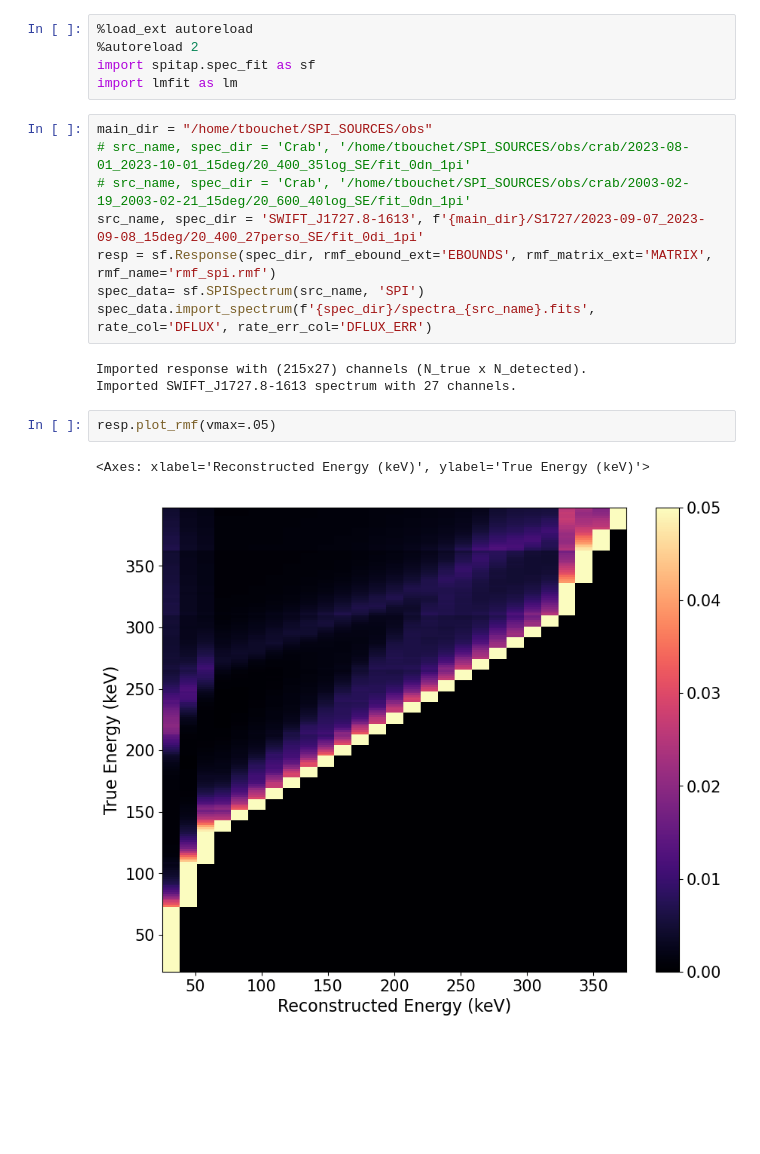
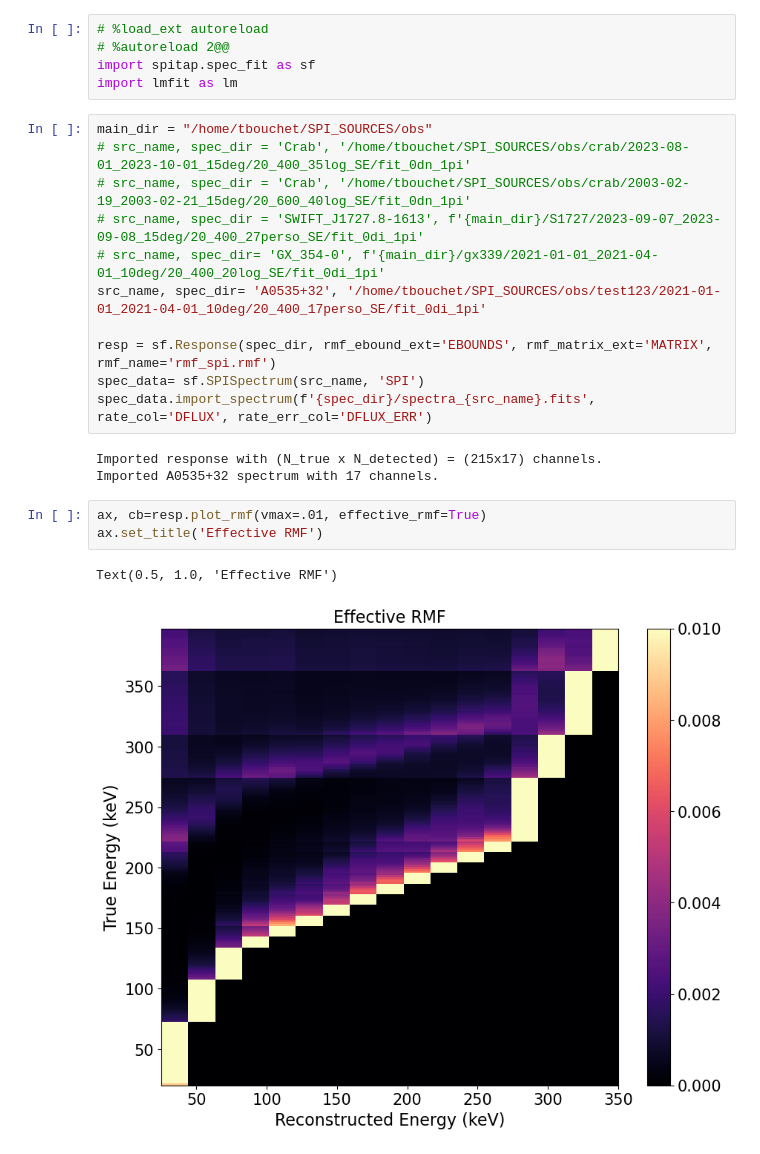
Before and after one commit to tristanbouchet/spi-tap, a Jupyter notebook: fit_spectra.ipynb, the cells around one changed output. Cells and saved outputs as stored; diff of their text form; blank space fills up the shorter version.

```diff
--- a/fit_spectra.ipynb
+++ b/fit_spectra.ipynb
@@ -1,24 +1,28 @@
 # %%
-%load_ext autoreload
-%autoreload 2
+# %load_ext autoreload
+# %autoreload 2@@
 import spitap.spec_fit as sf
 import lmfit as lm
 # %%
 main_dir = "/home/tbouchet/SPI_SOURCES/obs"
 # src_name, spec_dir = 'Crab', '/home/tbouchet/SPI_SOURCES/obs/crab/2023-08-01_2023-10-01_15deg/20_400_35log_SE/fit_0dn_1pi'
 # src_name, spec_dir = 'Crab', '/home/tbouchet/SPI_SOURCES/obs/crab/2003-02-19_2003-02-21_15deg/20_600_40log_SE/fit_0dn_1pi'
-src_name, spec_dir = 'SWIFT_J1727.8-1613', f'{main_dir}/S1727/2023-09-07_2023-09-08_15deg/20_400_27perso_SE/fit_0di_1pi'
+# src_name, spec_dir = 'SWIFT_J1727.8-1613', f'{main_dir}/S1727/2023-09-07_2023-09-08_15deg/20_400_27perso_SE/fit_0di_1pi'
+# src_name, spec_dir= 'GX_354-0', f'{main_dir}/gx339/2021-01-01_2021-04-01_10deg/20_400_20log_SE/fit_0di_1pi'
+src_name, spec_dir= 'A0535+32', '/home/tbouchet/SPI_SOURCES/obs/test123/2021-01-01_2021-04-01_10deg/20_400_17perso_SE/fit_0di_1pi'
+
 resp = sf.Response(spec_dir, rmf_ebound_ext='EBOUNDS', rmf_matrix_ext='MATRIX', rmf_name='rmf_spi.rmf')
 spec_data= sf.SPISpectrum(src_name, 'SPI')
 spec_data.import_spectrum(f'{spec_dir}/spectra_{src_name}.fits', rate_col='DFLUX', rate_err_col='DFLUX_ERR')
 # %% [output]
-Imported response with (215x27) channels (N_true x N_detected).
-Imported SWIFT_J1727.8-1613 spectrum with 27 channels.
+Imported response with (N_true x N_detected) = (215x17) channels.
+Imported A0535+32 spectrum with 17 channels.
 # %%
-resp.plot_rmf(vmax=.05)
+ax, cb=resp.plot_rmf(vmax=.01, effective_rmf=True)
+ax.set_title('Effective RMF')
 # %% [output]
-<Axes: xlabel='Reconstructed Energy (keV)', ylabel='True Energy (keV)'>
+Text(0.5, 1.0, 'Effective RMF')
-[figure, old version]
+[figure, new version]
 # %%
 %matplotlib inline
 spec_data.import_energy_bands(resp)
```
Also changed, not shown: parts of 6 cells of this notebook, 5 other files.
